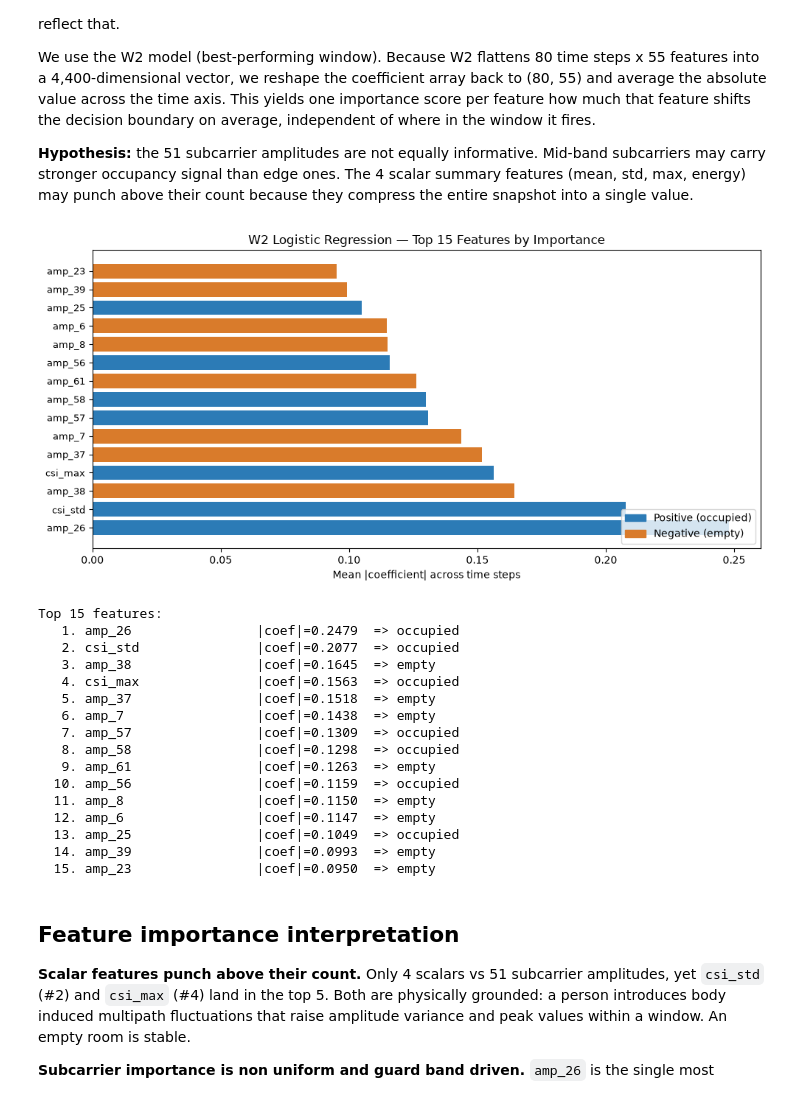
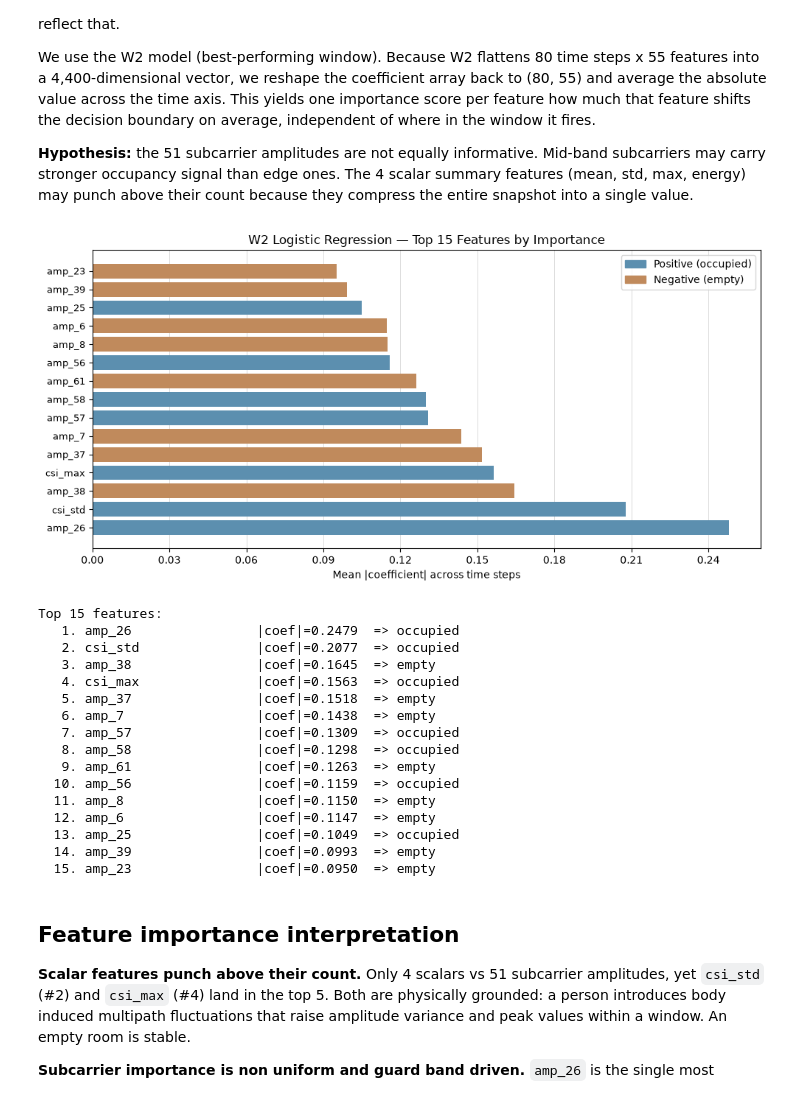
Before and after one commit to Nur2424/wifi-presence-detection, a Jupyter notebook: esp32/full-study-notebooks/01_baseline_lr.ipynb, the cells around one changed output. Cells and saved outputs as stored; diff of their text form; code cells hidden in the pictures.

```diff
--- a/esp32/full-study-notebooks/01_baseline_lr.ipynb
+++ b/esp32/full-study-notebooks/01_baseline_lr.ipynb
@@ -149,38 +149,41 @@ w2_model, w2_size = models["W2_1s"]
 coefs    = w2_model.named_steps["lr"].coef_[0]
 coefs_2d = coefs.reshape(w2_size, len(FEATURE_COLS))
 
 feat_importance = np.abs(coefs_2d).mean(axis=0)
 feat_direction  = coefs_2d.mean(axis=0)
 
 top_idx   = np.argsort(feat_importance)[::-1][:15]
 top_names = [FEATURE_COLS[i] for i in top_idx]
 top_vals  = feat_importance[top_idx]
 top_dirs  = feat_direction[top_idx]
-colors    = ['#2C7BB6' if d > 0 else '#D97B2B' for d in top_dirs]
+colors    = ['#5C8FAF' if d > 0 else '#C08A5C' for d in top_dirs]
 
 fig, ax = plt.subplots(figsize=(10, 5))
+ax.set_axisbelow(True)
+ax.xaxis.grid(True, linewidth=0.6, color='#cccccc', alpha=0.8)
 ax.barh(range(15), top_vals[::-1], color=colors[::-1])
 ax.set_yticks(range(15))
 ax.set_yticklabels(top_names[::-1], fontsize=9)
+ax.xaxis.set_major_locator(plt.MaxNLocator(10))
 ax.set_xlabel("Mean |coefficient| across time steps")
 ax.set_title("W2 Logistic Regression — Top 15 Features by Importance")
 ax.invert_yaxis()
 ax.legend(
     handles=[
-        mpatches.Patch(color='#2C7BB6', label="Positive (occupied)"),
-        mpatches.Patch(color='#D97B2B', label="Negative (empty)"),
+        mpatches.Patch(color='#5C8FAF', label="Positive (occupied)"),
+        mpatches.Patch(color='#C08A5C', label="Negative (empty)"),
     ],
-    loc="lower right",
+    loc="upper right",
 )
 plt.tight_layout()
 plt.savefig(f'{SAVE_DIR}/01_lr_feature_importance.png', dpi=150, bbox_inches='tight')
 plt.show()
 
 print("\nTop 15 features:")
 for rank, (name, val, d) in enumerate(zip(top_names, top_vals, top_dirs), 1):
     print(f"  {rank:2d}. {name:<20s}  |coef|={val:.4f}  {'=> occupied' if d > 0 else '=> empty  '}")
 # %% [output]
-[figure, old version]
+[figure, new version]
 Top 15 features:
    1. amp_26                |coef|=0.2479  => occupied
    2. csi_std               |coef|=0.2077  => occupied
```
Also changed, not shown: 17 other files.
